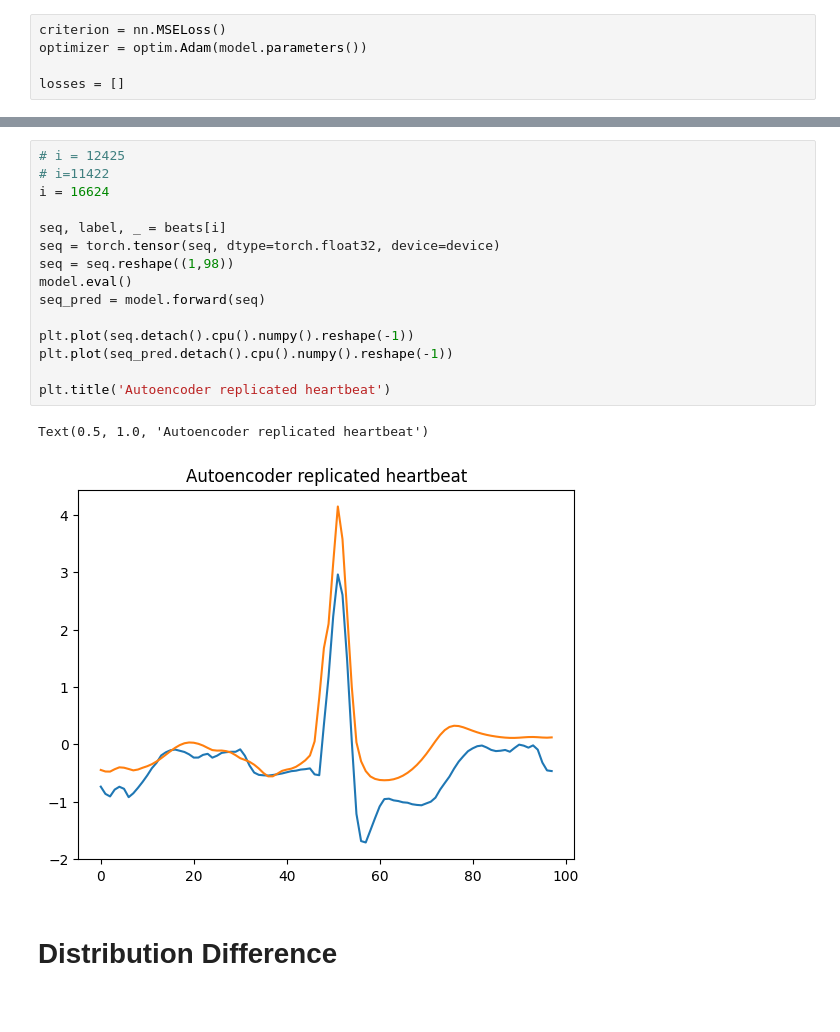
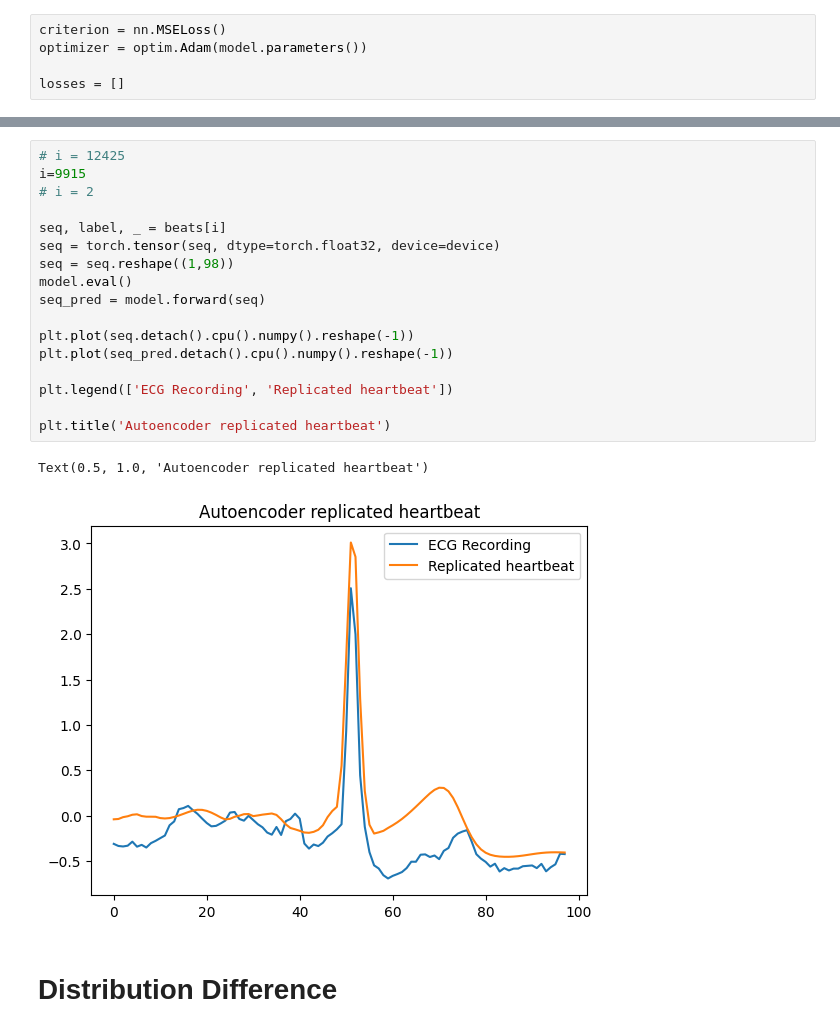
Before and after one commit to MattyAB/ecg_transfer, a Jupyter notebook: autoencoder.ipynb, the cells around one changed output, grey strips where cells are left out. Saved outputs shown, nothing was run; the diff lists cells and outputs as text.

```diff
--- a/autoencoder.ipynb
+++ b/autoencoder.ipynb
@@ -302,21 +285,23 @@ plt.plot(losses)
 # %%
 # i = 12425
-# i=11422
-i = 16624
+i=9915
+# i = 2
 
 seq, label, _ = beats[i]
 seq = torch.tensor(seq, dtype=torch.float32, device=device)
 seq = seq.reshape((1,98))
 model.eval()
 seq_pred = model.forward(seq)
 
 plt.plot(seq.detach().cpu().numpy().reshape(-1))
 plt.plot(seq_pred.detach().cpu().numpy().reshape(-1))
 
+plt.legend(['ECG Recording', 'Replicated heartbeat'])
+
 plt.title('Autoencoder replicated heartbeat')
 # %% [output]
 Text(0.5, 1.0, 'Autoencoder replicated heartbeat')
-[figure, old version]
+[figure, new version]
 # %% [markdown]
 # Distribution Difference
 # %%
```
Also changed, not shown: parts of 16 cells of this notebook, 3 other files.
